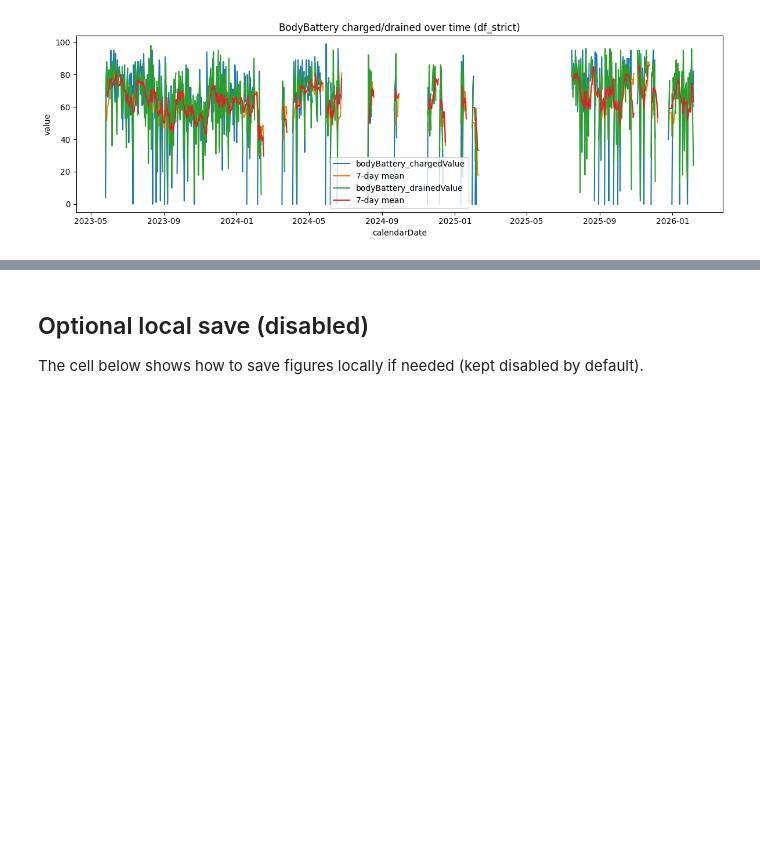
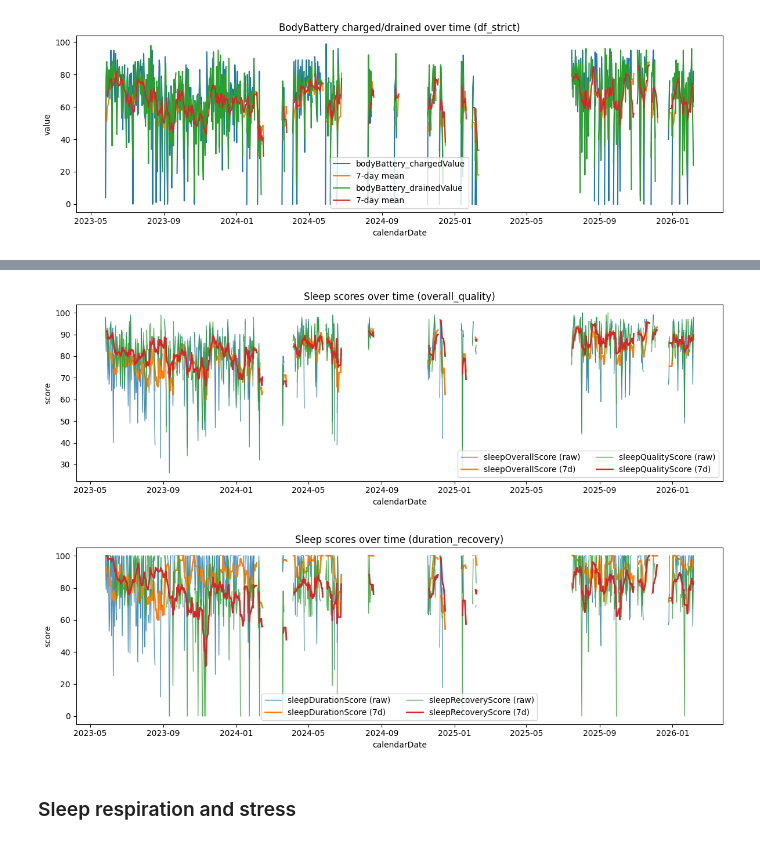
Before and after one commit to AlexBatrakov/wearable-analytics, a Jupyter notebook: notebooks/02_eda_timeseries.ipynb, the cells around one changed output, grey strips where cells are left out. Cells and saved outputs as stored; diff of their text form; code cells hidden in the pictures; blank space fills up the shorter version.

```diff
--- a/notebooks/02_eda_timeseries.ipynb
+++ b/notebooks/02_eda_timeseries.ipynb
@@ -483,5 +508,13 @@ else:
+# %%
+plot_sleep_scores(
+    df_sleep,
+    rolling_days=7,
+    save_figs=SAVE_FIGS,
+    fig_dir=FIG_DIR,
+)
+# %% [output]
+[figure, added]
+[figure, added]
 # %% [markdown]
-## Optional local save (disabled)
-
-The cell below shows how to save figures locally if needed (kept disabled by default).
+### Sleep respiration and stress
 # %%
```
Also changed, not shown: parts of 8 cells of this notebook, 6 other files.
